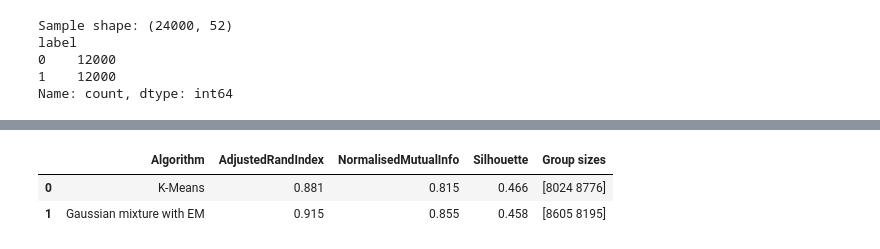
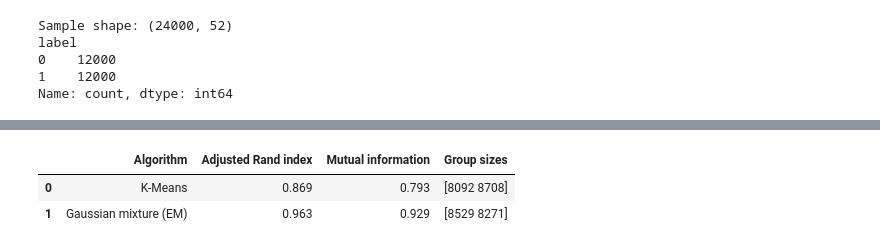
Before and after one commit to Sakib-Dalal/DMML-CourseWork01, a Jupyter notebook: Notebook/DataMining&MachineLearning_Coursework_01.ipynb, the cells around one changed output, grey strips where cells are left out. Saved outputs shown, nothing was run; the diff lists cells and outputs as text; code cells hidden in the pictures.

```diff
--- a/Notebook/DataMining&MachineLearning_Coursework_01.ipynb
+++ b/Notebook/DataMining&MachineLearning_Coursework_01.ipynb
@@ -506,20 +480,0 @@ Rankings calculated for 51 features
-# %%
-correlation_scores = data[feature_columns].corrwith(data["label"])
-correlation_scores = correlation_scores.reindex(feature_columns).abs()
-
-importance_table = pd.DataFrame({
-    "Feature": feature_columns,
-    "Correlation": correlation_scores.values,
-    "MutualInformation": mutual_information,
-    "RandomForest": forest_for_ranking.feature_importances_,
-})
-
-for column in ["Correlation", "MutualInformation", "RandomForest"]:
-    importance_table[column + "Rank"] = importance_table[column].rank(ascending=False)
-
-importance_table["AverageRank"] = importance_table[
-    ["CorrelationRank", "MutualInformationRank", "RandomForestRank"]
-].mean(axis=1)
-
-importance_table = importance_table.sort_values("AverageRank").reset_index(drop=True)
-importance_table.head(20).round(4)
@@ -717,35 +639,31 @@ models use two.
 # %%
-kmeans_final = KMeans(n_clusters=2, n_init=10, random_state=RANDOM_STATE)
-kmeans_labels = kmeans_final.fit_predict(X_cluster)
+from sklearn.metrics import adjusted_rand_score, normalized_mutual_info_score
+from sklearn.mixture import GaussianMixture
 
-gmm_final = GaussianMixture(
-    n_components=2,
-    covariance_type="diag",
-    init_params="kmeans",
-    n_init=5,
-    random_state=RANDOM_STATE,
-)
-gmm_labels = gmm_final.fit_predict(X_cluster)
+kmeans = KMeans(n_clusters=2, n_init=10, random_state=RANDOM_STATE)
+kmeans_labels = kmeans.fit_predict(X_train)
 
-clustering_comparison = pd.DataFrame([
+# the first try put one group on a single row, so I ask for five starts and keep the best
+mixture = GaussianMixture(n_components=2, n_init=5, random_state=RANDOM_STATE)
+mixture_labels = mixture.fit_predict(X_train)
+
+results = pd.DataFrame([
     {
         "Algorithm": "K-Means",
-        "AdjustedRandIndex": adjusted_rand_score(y_train, kmeans_labels),
-        "NormalisedMutualInfo": normalized_mutual_info_score(y_train, kmeans_labels),
-        "Silhouette": silhouette_score(X_cluster, kmeans_labels),
+        "Adjusted Rand index": adjusted_rand_score(y_train, kmeans_labels),
+        "Mutual information": normalized_mutual_info_score(y_train, kmeans_labels),
         "Group sizes": str(np.bincount(kmeans_labels)),
     },
     {
-        "Algorithm": "Gaussian mixture with EM",
-        "AdjustedRandIndex": adjusted_rand_score(y_train, gmm_labels),
-        "NormalisedMutualInfo": normalized_mutual_info_score(y_train, gmm_labels),
-        "Silhouette": silhouette_score(X_cluster, gmm_labels),
-        "Group sizes": str(np.bincount(gmm_labels)),
+        "Algorithm": "Gaussian mixture (EM)",
+        "Adjusted Rand index": adjusted_rand_score(y_train, mixture_labels),
+        "Mutual information": normalized_mutual_info_score(y_train, mixture_labels),
+        "Group sizes": str(np.bincount(mixture_labels)),
     },
 ])
 
-clustering_comparison.round(3)
+results.round(3)
 # %% [output]
-|  | Algorithm | AdjustedRandIndex | NormalisedMutualInfo | Silhouette | Group sizes |
-| 0 | K-Means | 0.881 | 0.815 | 0.466 | [8024 8776] |
-| 1 | Gaussian mixture with EM | 0.915 | 0.855 | 0.458 | [8605 8195] |
+|  | Algorithm | Adjusted Rand index | Mutual information | Group sizes |
+| 0 | K-Means | 0.869 | 0.793 | [8092 8708] |
+| 1 | Gaussian mixture (EM) | 0.963 | 0.929 | [8529 8271] |
```
Also changed, not shown: parts of 123 cells of this notebook, 1 other file.
